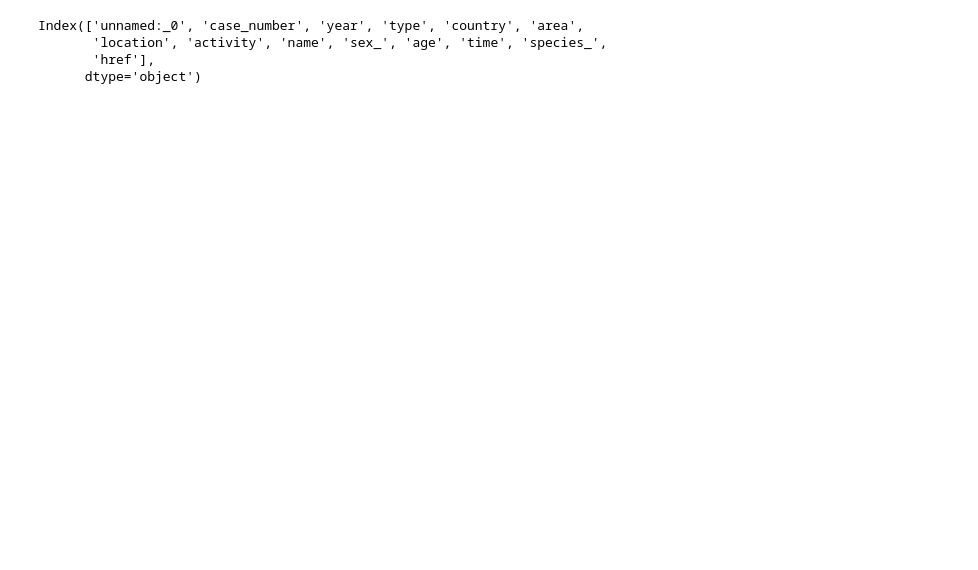
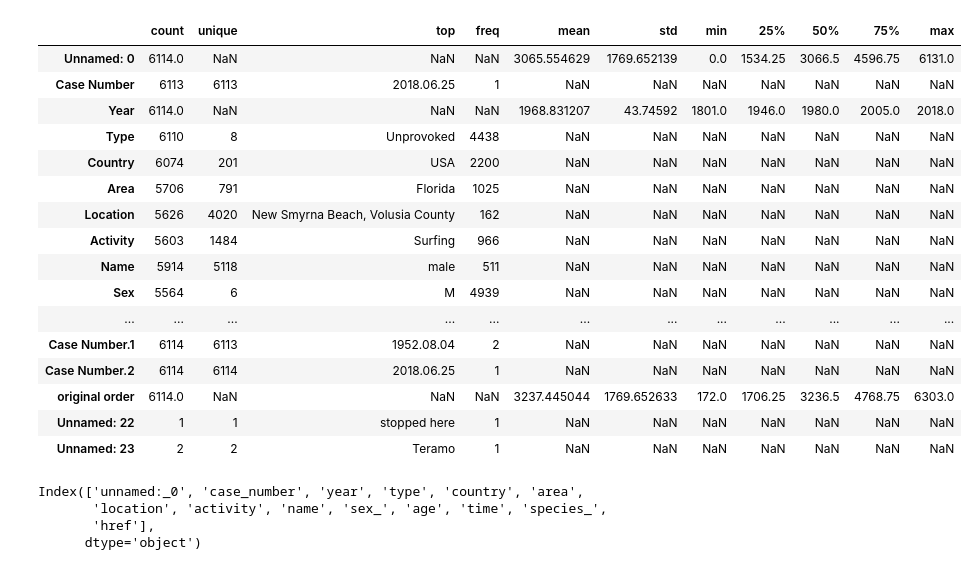
Before and after one commit to Adalab/DA-promo-b-mod-2-sprint-1-Maria-Lucia, a Jupyter notebook: pair-1-pandasIII.ipynb, the cells around one changed output. Saved outputs shown, nothing was run; the diff lists cells and outputs as text; code cells hidden in the pictures; blank space fills up the shorter version.

```diff
--- a/pair-1-pandasIII.ipynb
+++ b/pair-1-pandasIII.ipynb
@@ -29,3 +74,24 @@ tiburones.describe()
+# %%
+# con include = "all" te muestra todas las variables en un solo dataframe
+tiburones.describe(include = "all").T
+# %% [output]
+|  | count | unique | top | freq | mean | std | min | 25% | 50% | 75% | max |
+| Unnamed: 0 | 6114.0 | NaN | NaN | NaN | 3065.554629 | 1769.652139 | 0.0 | 1534.25 | 3066.5 | 4596.75 | 6131.0 |
+| Case Number | 6113 | 6113 | 2018.06.25 | 1 | NaN | NaN | NaN | NaN | NaN | NaN | NaN |
+| Year | 6114.0 | NaN | NaN | NaN | 1968.831207 | 43.74592 | 1801.0 | 1946.0 | 1980.0 | 2005.0 | 2018.0 |
+| Type | 6110 | 8 | Unprovoked | 4438 | NaN | NaN | NaN | NaN | NaN | NaN | NaN |
+| Country | 6074 | 201 | USA | 2200 | NaN | NaN | NaN | NaN | NaN | NaN | NaN |
+| Area | 5706 | 791 | Florida | 1025 | NaN | NaN | NaN | NaN | NaN | NaN | NaN |
+| Location | 5626 | 4020 | New Smyrna Beach, Volusia County | 162 | NaN | NaN | NaN | NaN | NaN | NaN | NaN |
+| Activity | 5603 | 1484 | Surfing | 966 | NaN | NaN | NaN | NaN | NaN | NaN | NaN |
+| Name | 5914 | 5118 | male | 511 | NaN | NaN | NaN | NaN | NaN | NaN | NaN |
+| Sex | 5564 | 6 | M | 4939 | NaN | NaN | NaN | NaN | NaN | NaN | NaN |
+| ... | ... | ... | ... | ... | ... | ... | ... | ... | ... | ... | ... |
+| Case Number.1 | 6114 | 6113 | 1952.08.04 | 2 | NaN | NaN | NaN | NaN | NaN | NaN | NaN |
+| Case Number.2 | 6114 | 6114 | 2018.06.25 | 1 | NaN | NaN | NaN | NaN | NaN | NaN | NaN |
+| original order | 6114.0 | NaN | NaN | NaN | 3237.445044 | 1769.652633 | 172.0 | 1706.25 | 3236.5 | 4768.75 | 6303.0 |
+| Unnamed: 22 | 1 | 1 | stopped here | 1 | NaN | NaN | NaN | NaN | NaN | NaN | NaN |
+| Unnamed: 23 | 2 | 2 | Teramo | 1 | NaN | NaN | NaN | NaN | NaN | NaN | NaN |
 # %%
 categoricas = tiburones.select_dtypes(include = "object")
 numericas = tiburones.select_dtypes(exclude = "object")
```
Also changed, not shown: parts of 3 cells of this notebook, 1 other file.
